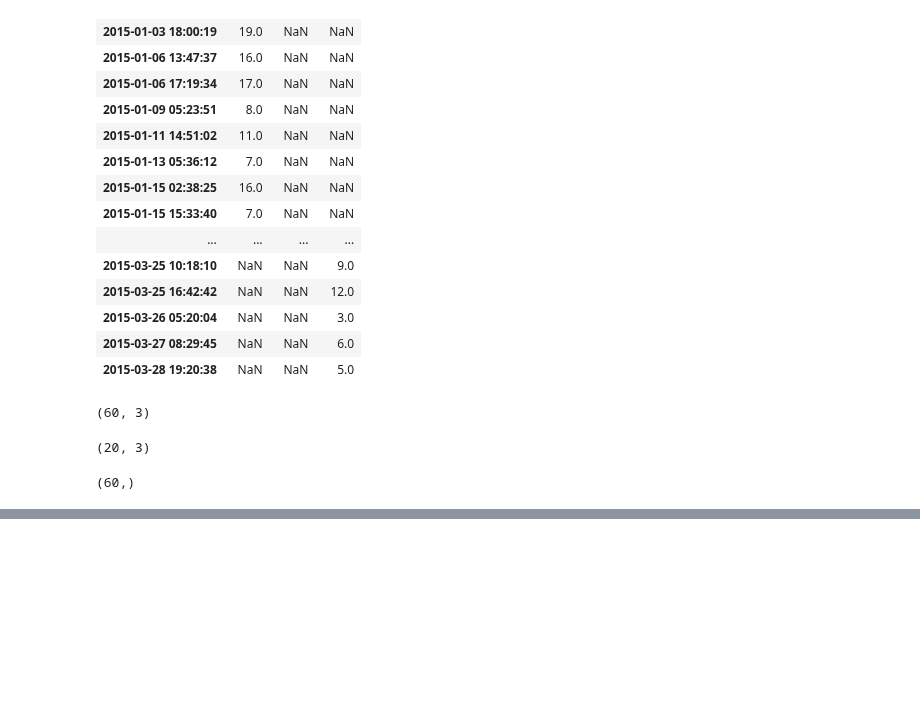
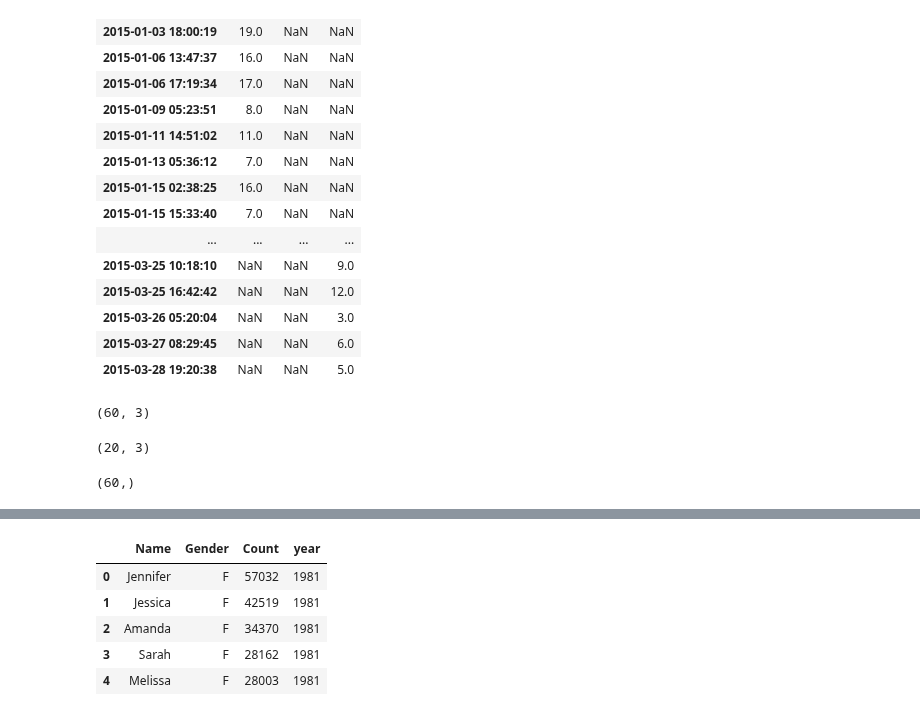
Before and after one commit to sushant2811/pythonAndStatsForDS, a Jupyter notebook: advancedPandas.ipynb, the cells around one changed output, grey strips where cells are left out. Drawn from its saved outputs; the diff is of its cells as text; code cells hidden in the pictures; blank space fills up the shorter version.

```diff
--- a/advancedPandas.ipynb
+++ b/advancedPandas.ipynb
@@ -1946,0 +2003,9 @@ pd.concat(units, axis = 'rows').shape
+# %%
+names1981.head()
+# %% [output]
+|  | Name | Gender | Count | year |
+| 0 | Jennifer | F | 57032 | 1981 |
+| 1 | Jessica | F | 42519 | 1981 |
+| 2 | Amanda | F | 34370 | 1981 |
+| 3 | Sarah | F | 28162 | 1981 |
+| 4 | Melissa | F | 28003 | 1981 |
```
Also changed, not shown: parts of 33 cells of this notebook.
